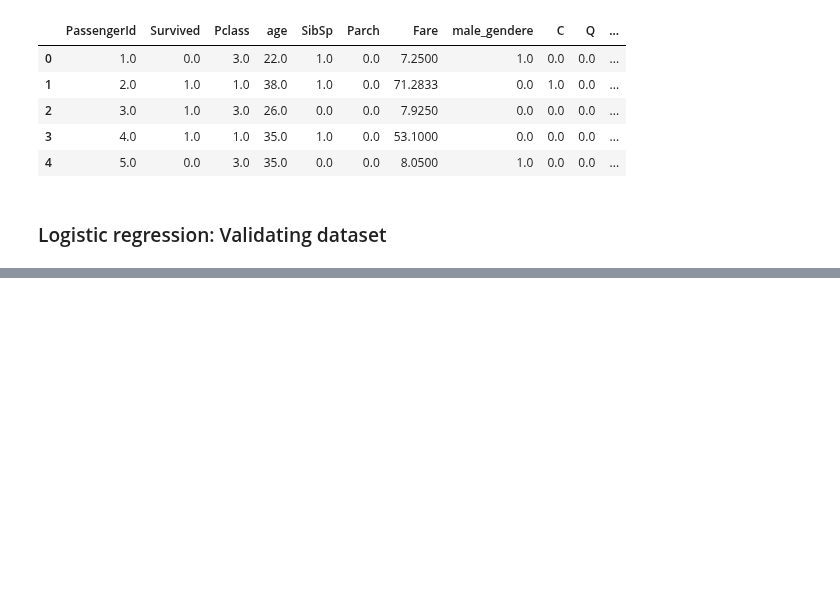
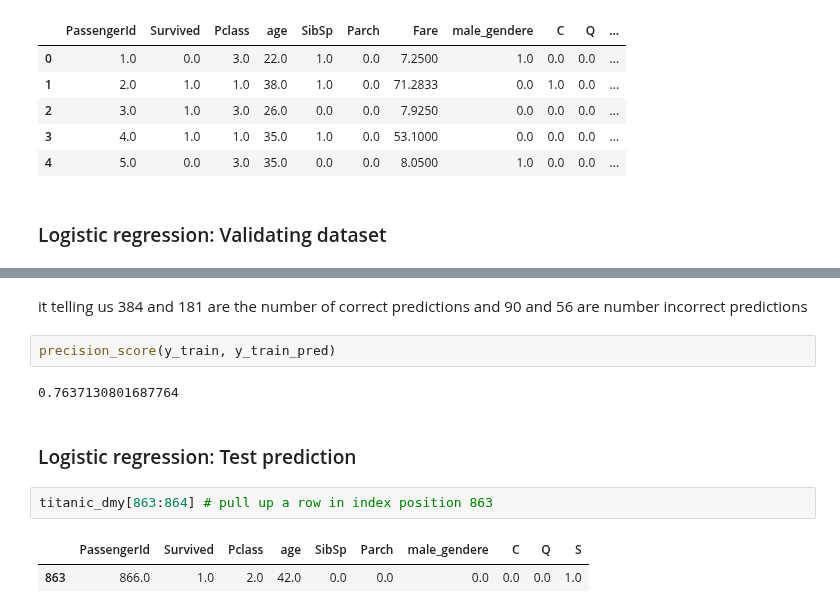
Before and after one commit to Mahdi90s/Python_repository, a Jupyter notebook: Python_Code/Python_Learning_Part2.ipynb, the cells around one changed output, grey strips where cells are left out. Cells and saved outputs as stored; diff of their text form; blank space fills up the shorter version.

```diff
--- a/Python_Code/Python_Learning_Part2.ipynb
+++ b/Python_Code/Python_Learning_Part2.ipynb
@@ -469,0 +584,13 @@ titanic_dmy[0:5]
+# %% [markdown]
+it telling us 384 and 181 are the number of correct predictions and 90 and 56 are number incorrect predictions
+# %%
+precision_score(y_train, y_train_pred)
+# %% [output]
+0.7637130801687764
+# %% [markdown]
+### Logistic regression: Test prediction
+# %%
+titanic_dmy[863:864] # pull up a row in index position 863
+# %% [output]
+|  | PassengerId | Survived | Pclass | age | SibSp | Parch | male_gendere | C | Q | S |
+| 863 | 866.0 | 1.0 | 2.0 | 42.0 | 0.0 | 0.0 | 0.0 | 0.0 | 0.0 | 1.0 |
```
Also changed, not shown: parts of 19 cells of this notebook.
